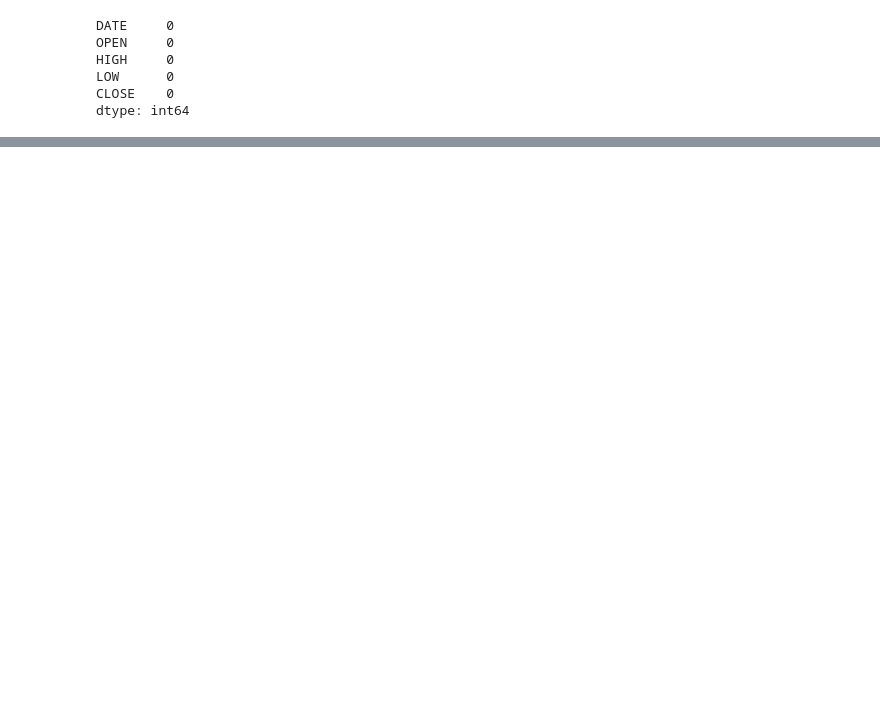
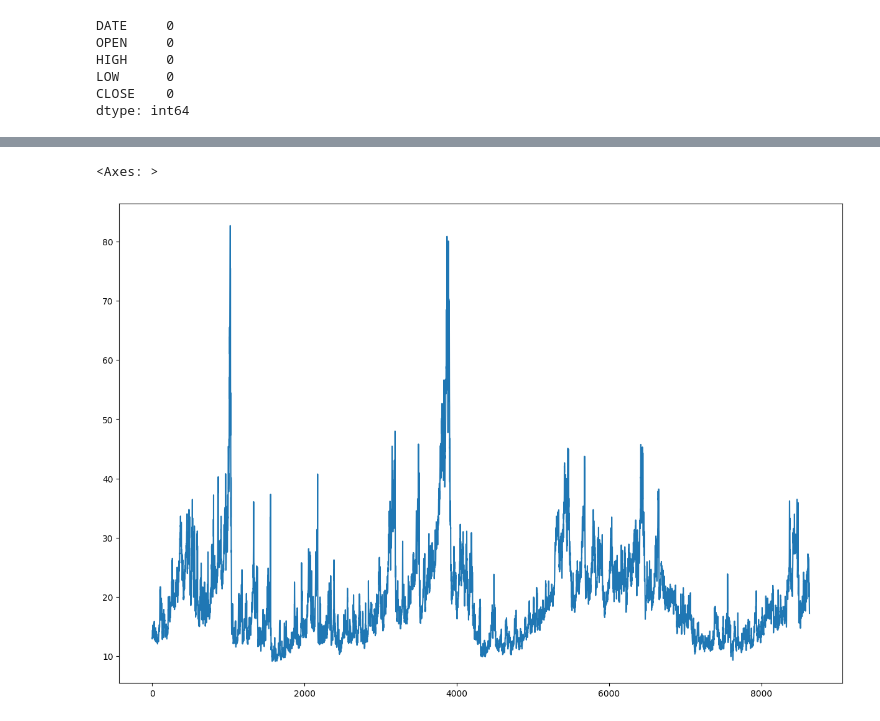
Before and after one commit to HaninIsmail01/Codealpha_task1, a Jupyter notebook: CodeAlpha_task1.ipynb, the cells around one changed output, grey strips where cells are left out. Saved outputs shown, nothing was run; the diff lists cells and outputs as text; code cells hidden in the pictures; blank space fills up the shorter version.

Commit message:
plot

```diff
--- a/CodeAlpha_task1.ipynb
+++ b/CodeAlpha_task1.ipynb
@@ -75,0 +100,6 @@ dtype: int64
+# %%
+plt.figure(figsize=(15, 10))
+data['CLOSE'].plot(x= data['DATE'], y= data['CLOSE'])
+# %% [output]
+<Axes: >
+[figure, added]
```
Also changed, not shown: parts of 3 cells of this notebook.
